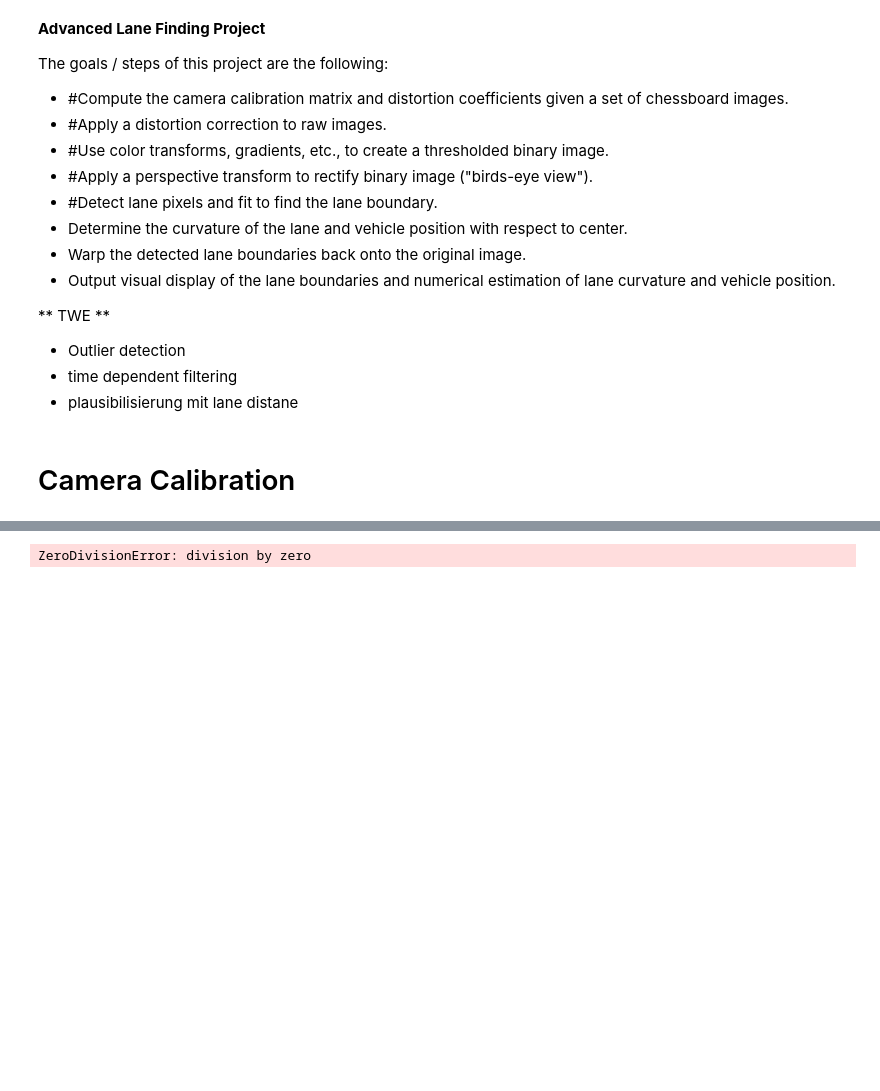
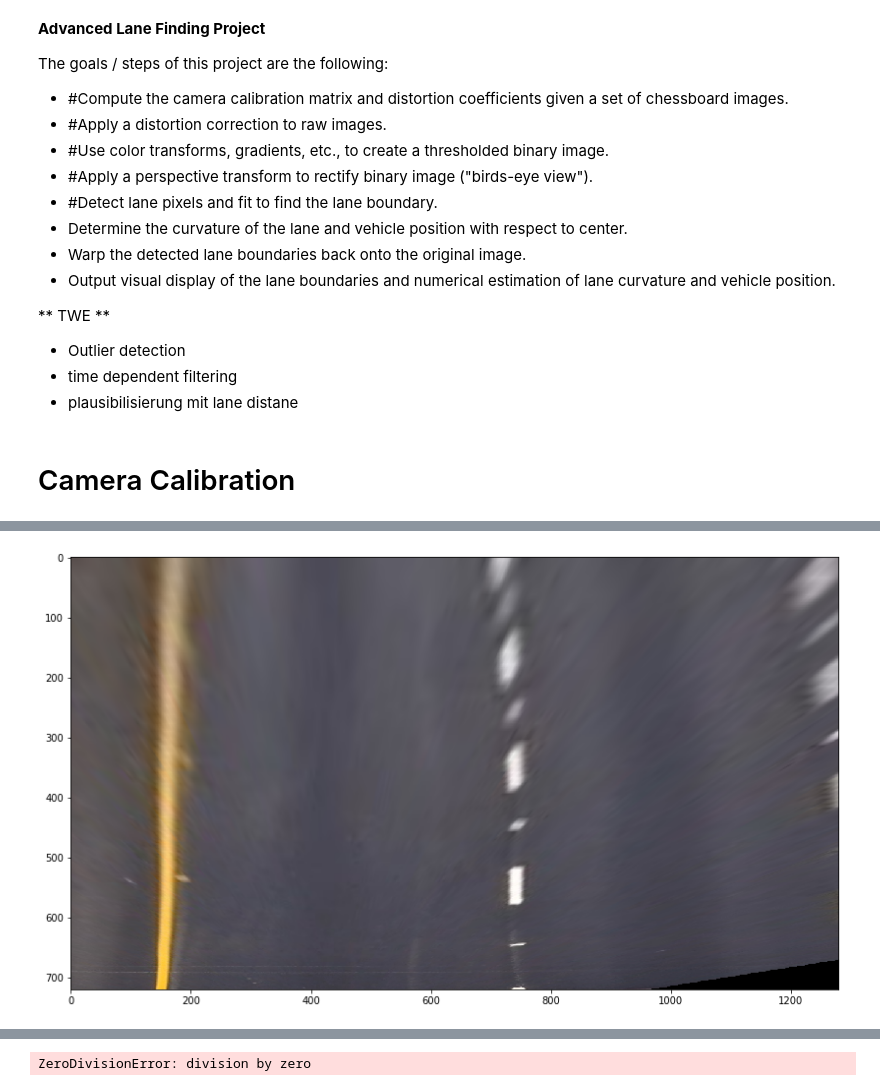
Before and after one commit to tw00/CarND-Advanced-Lane-Lines, a Jupyter notebook: CarND-Advanced-Lane-Lines-Class.ipynb, the cells around one changed output, grey strips where cells are left out. Cells and saved outputs as stored; diff of their text form; code cells hidden in the pictures; blank space fills up the shorter version.

```diff
--- a/CarND-Advanced-Lane-Lines-Class.ipynb
+++ b/CarND-Advanced-Lane-Lines-Class.ipynb
@@ -112,3 +121,11 @@ if True:
+# %%
+cam = Camera()
+cam.load_calibration()
+warp = cam.warp_birdeye(image)
+plt.figure(figsize=(14, 9))
+plt.imshow(warp);
+# %% [output]
+[figure, added]
 # %%
 if True:
 #    image = cv2.imread('test_images/straight_lines2.jpg')
```
Also changed, not shown: parts of 12 cells of this notebook.
